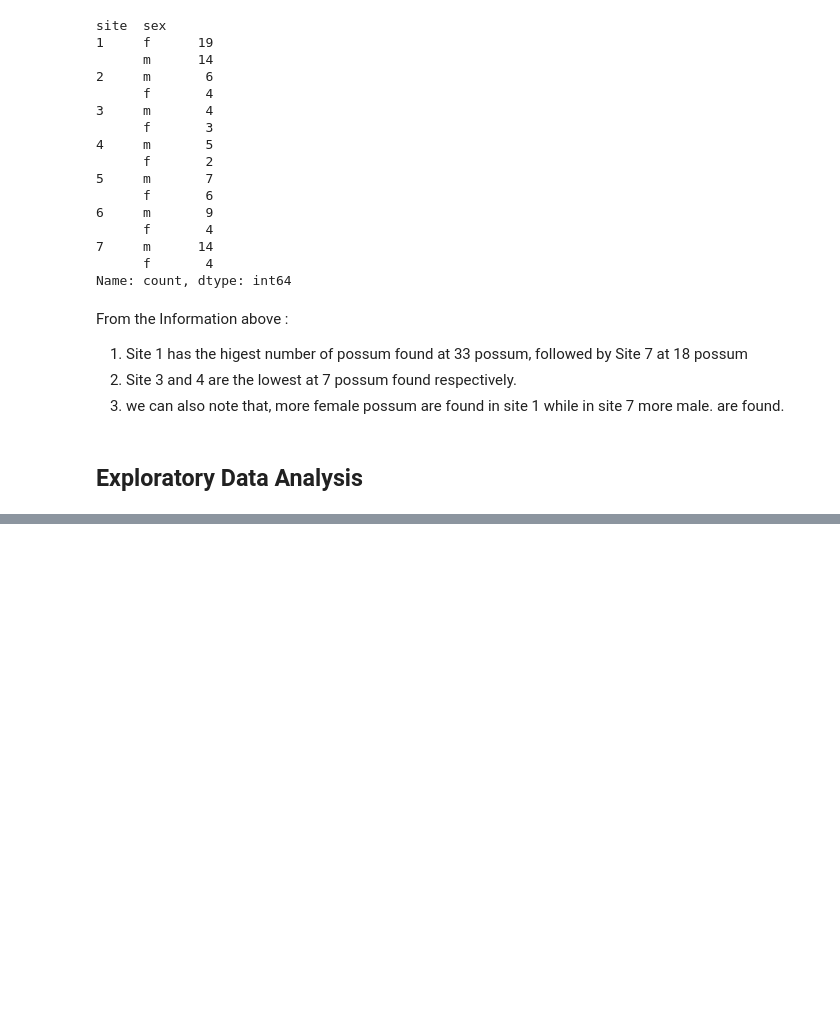
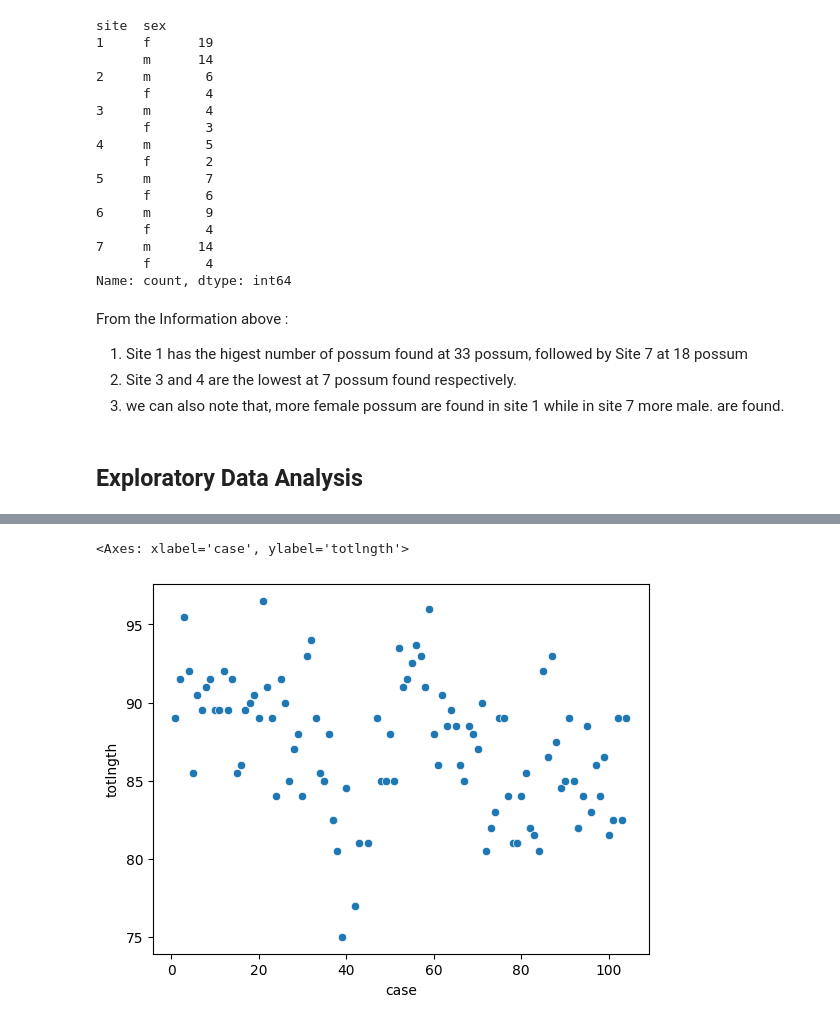
Before and after one commit to Tee-AiEng/Data_and_Data_analysis, a Jupyter notebook: week_8/Task_18_dataset_analysis.ipynb, the cells around one changed output, grey strips where cells are left out. Cells and saved outputs as stored; diff of their text form; code cells hidden in the pictures; blank space fills up the shorter version.

```diff
--- a/week_8/Task_18_dataset_analysis.ipynb
+++ b/week_8/Task_18_dataset_analysis.ipynb
@@ -450,0 +528,5 @@ From the Information above :
+# %%
+sns.scatterplot(df["totlngth"])
+# %% [output]
+<Axes: xlabel='case', ylabel='totlngth'>
+[figure, added]
```
Also changed, not shown: parts of 12 cells of this notebook.
